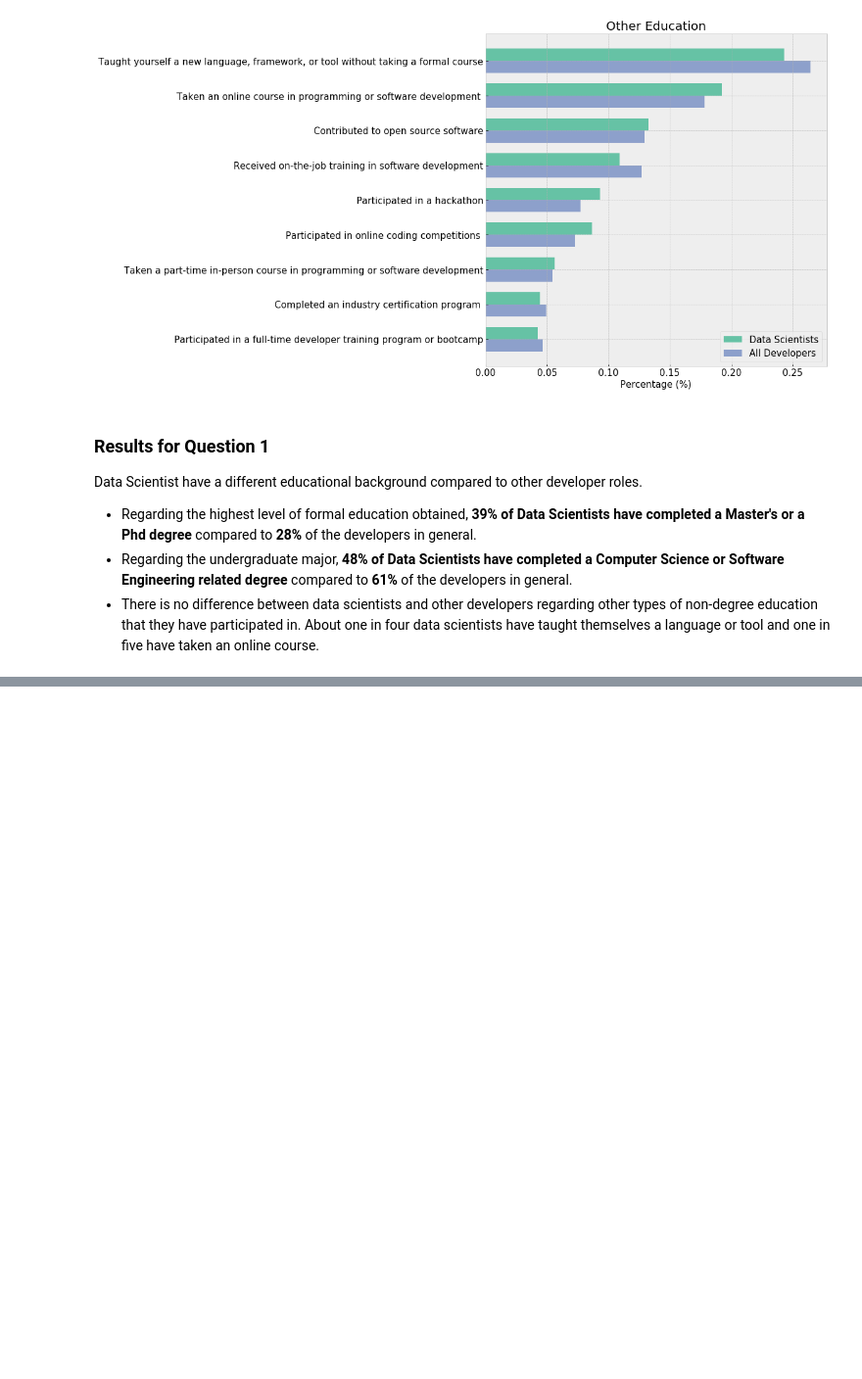
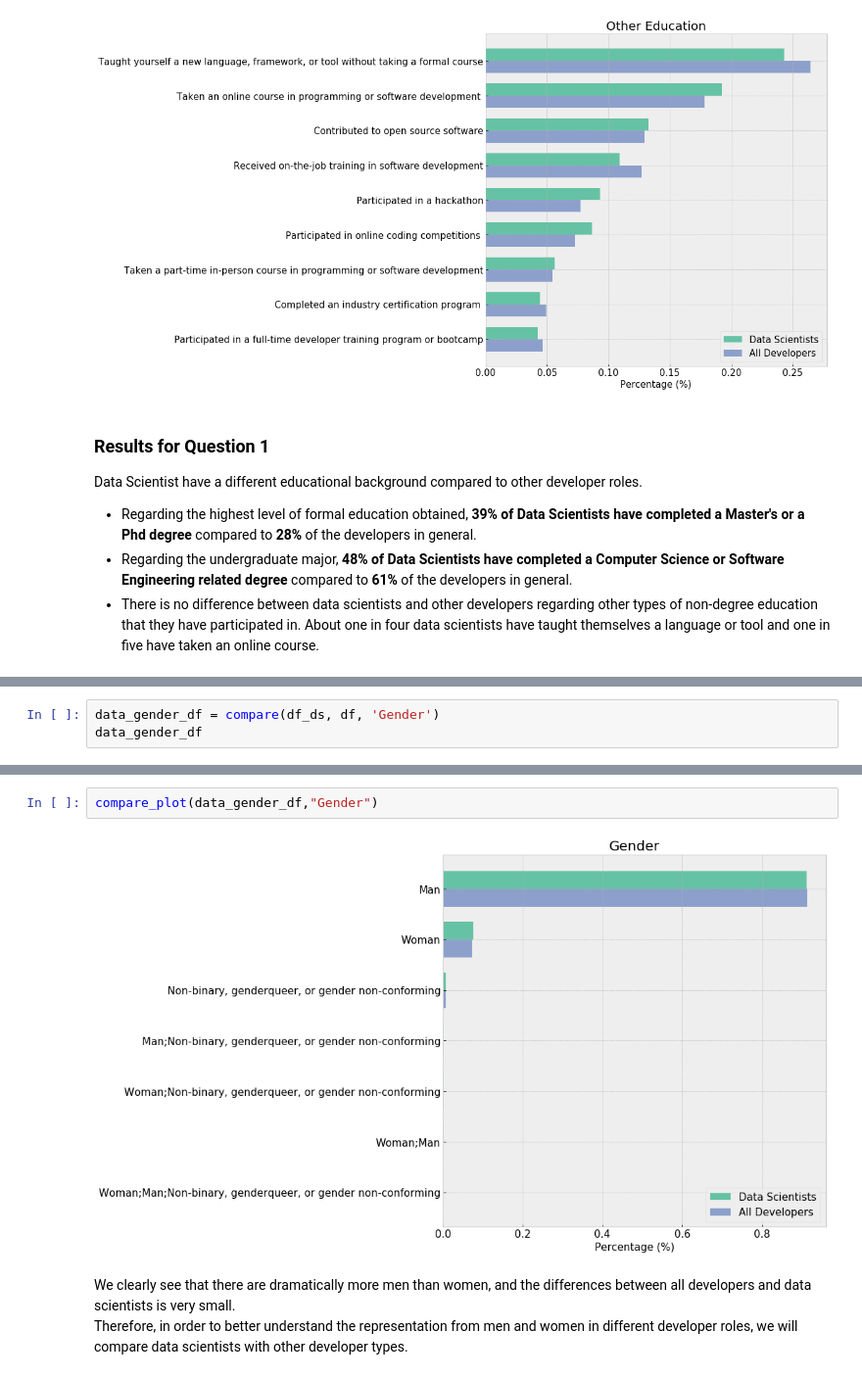
Before and after one commit to leedah/data-scientists-stackoverflow-analysis, a Jupyter notebook: Stackoverflow 2019 Survey.ipynb, the cells around one changed output, grey strips where cells are left out. Shown at 98% size. Drawn from its saved outputs; the diff is of its cells as text; blank space fills up the shorter version.

Commit message:
Create dfs for dev types and gender ratio

```diff
--- a/Stackoverflow 2019 Survey.ipynb
+++ b/Stackoverflow 2019 Survey.ipynb
@@ -507,0 +510,3 @@ Data Scientist have a different educational background compared to other develop
+# %%
+data_gender_df = compare(df_ds, df, 'Gender')
+data_gender_df
@@ -507,0 +522,7 @@ Data Scientist have a different educational background compared to other develop
+# %%
+compare_plot(data_gender_df,"Gender")
+# %% [output]
+[figure, added]
+# %% [markdown]
+We clearly see that there are dramatically more men than women, and the differences between all developers and data scientists is very small. <br>
+Therefore, in order to better understand the representation from men and women in different developer roles, we will compare data scientists with other developer types.
```
Also changed, not shown: parts of 15 cells of this notebook.
